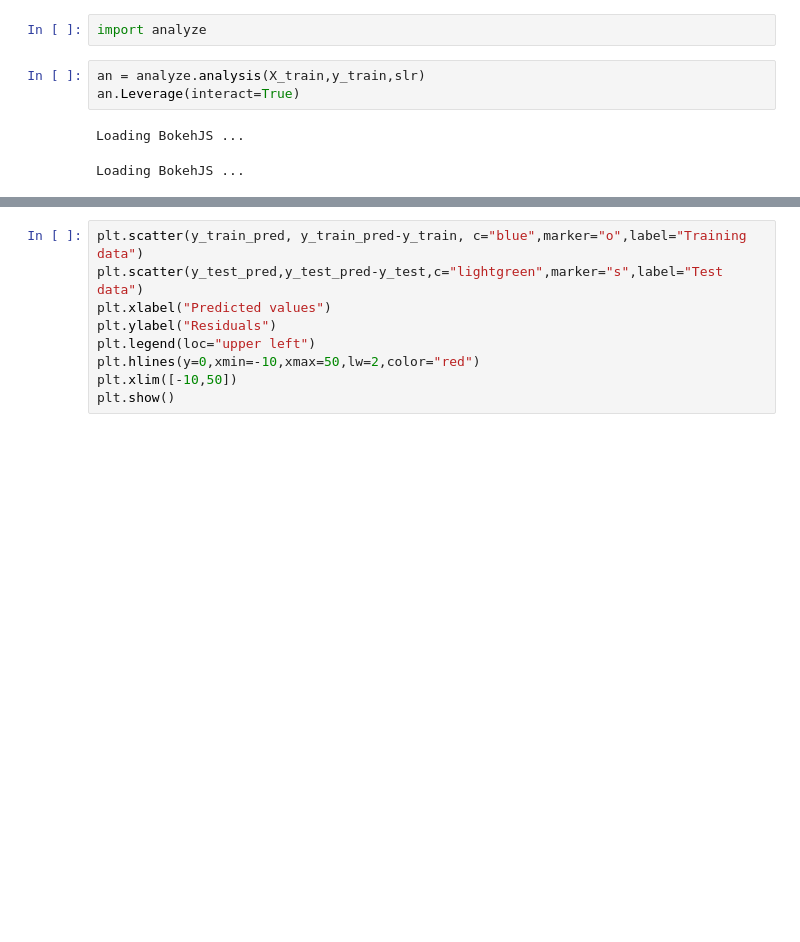
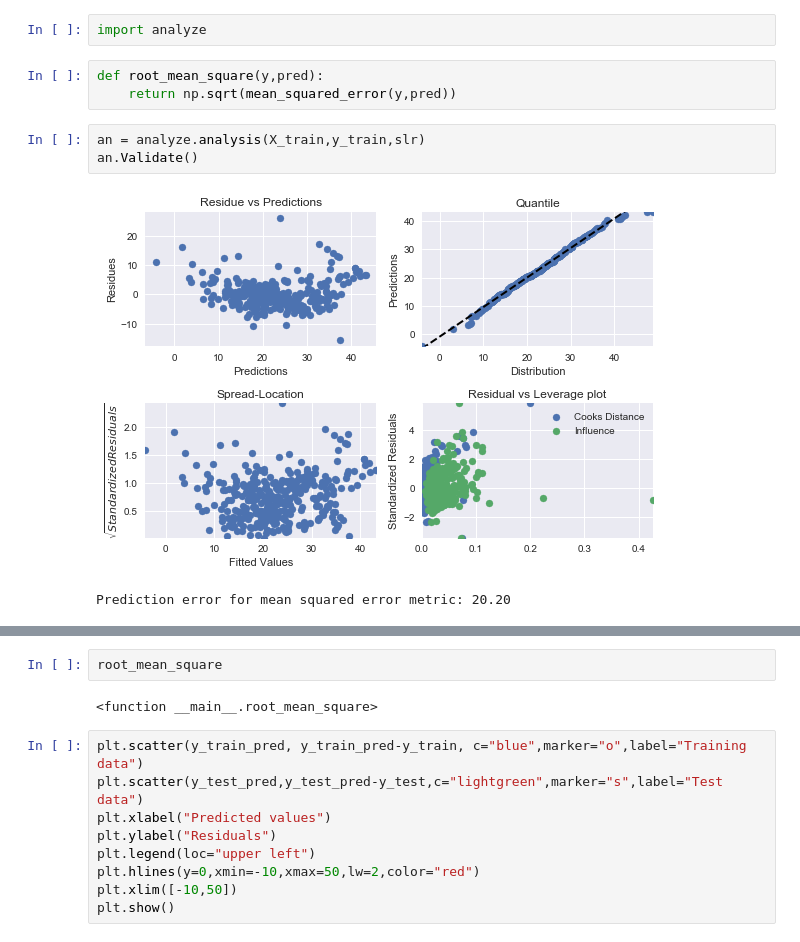
Before and after one commit to wsmorgan/analyzefit, a Jupyter notebook: analyzfit/Regression.ipynb, the cells around one changed output, grey strips where cells are left out. Cells and saved outputs as stored; diff of their text form; blank space fills up the shorter version.

```diff
--- a/analyzfit/Regression.ipynb
+++ b/analyzfit/Regression.ipynb
@@ -68,9 +68,12 @@ y_train_pred = slr.predict(X_train)
 y_test_pred = slr.predict(X_test)
 # %%
 import analyze
+# %%
+def root_mean_square(y,pred):
+    return np.sqrt(mean_squared_error(y,pred))
 # %%
 an = analyze.analysis(X_train,y_train,slr)
-an.Leverage(interact=True)
+an.Validate()
 # %% [output]
+[figure, added]
-Loading BokehJS ...
+Prediction error for mean squared error metric: 20.20
-Loading BokehJS ...
@@ -78,3 +80,7 @@ Loading BokehJS ...
+# %%
+root_mean_square
+# %% [output]
+<function __main__.root_mean_square>
 # %%
 plt.scatter(y_train_pred, y_train_pred-y_train, c="blue",marker="o",label="Training data")
 plt.scatter(y_test_pred,y_test_pred-y_test,c="lightgreen",marker="s",label="Test data")
```
Also changed, not shown: parts of 1 cell of this notebook, 7 other files.
